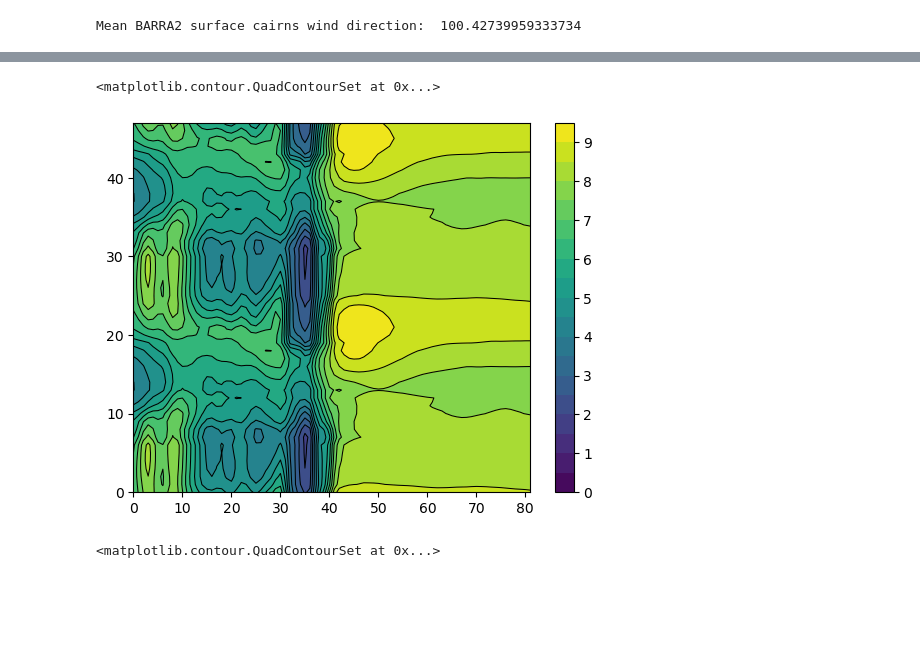
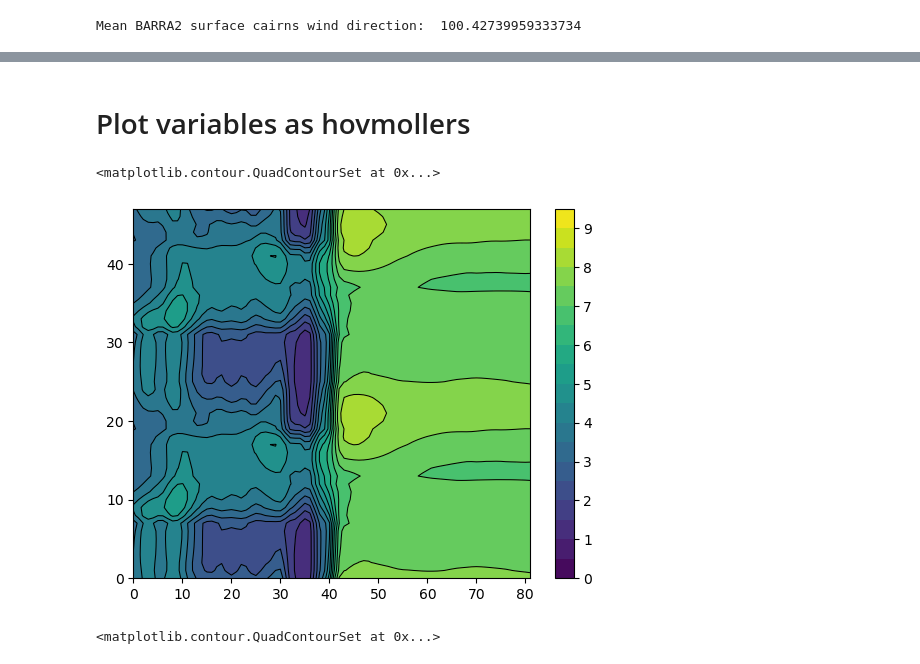
Before and after one commit to alanah-chapman/diurnal-cylces-of-clouds-and-rainfall-over-NE-QLD-during-CBS, a Jupyter notebook: BA_hovmöller-sfc-winds-temp.ipynb, the cells around one changed output, grey strips where cells are left out. Drawn from its saved outputs; the diff is of its cells as text; code cells hidden in the pictures; blank space fills up the shorter version.

```diff
--- a/BA_hovmöller-sfc-winds-temp.ipynb
+++ b/BA_hovmöller-sfc-winds-temp.ipynb
@@ -158,16 +242,18 @@ Wall time: 33.1 ms
+# %% [markdown]
+# Plot variables as hovmollers
 # %%
-speed = barra_cairns_100m.wind_speed.groupby(barra_cairns_100m.time.dt.hour).mean(dim="time")
+speed = barra_cairns_sfc.wind_speed.groupby(barra_cairns_sfc.time.dt.hour).mean(dim="time")
 speed_roll = np.roll(speed,shift=10,axis=0)
 doubleS = np.concatenate([speed_roll,speed_roll])
 cf = plt.contourf(np.arange(0,82,1),np.arange(0,48,1),doubleS,levels=np.arange(0,10,0.5),cmap='viridis')
 plt.colorbar(cf)
 plt.contour(np.arange(0,82,1),np.arange(0,48,1),doubleS,levels=np.arange(0,10,0.5),linewidths=0.75,colors="black")
 # plt.quiver(np.arange(0,82,1),np.arange(0,24,1), speed_roll * np.cos(np.radians(dir_roll)),
 #            speed_roll * np.sin(np.radians(dir_roll)),
 #            angles='xy', scale_units='xy', scale=5, color='black', width=0.005)
 # %% [output]
 <matplotlib.contour.QuadContourSet at 0x...>
-[figure, old version]
+[figure, new version]
 # %%
 dir = barra_cairns_sfc.wind_dir.groupby(barra_cairns_sfc.time.dt.hour).mean(dim="time")
 dir_roll = np.roll(dir,shift=10,axis=0)
```
Also changed, not shown: parts of 10 cells of this notebook, 9 other files.
